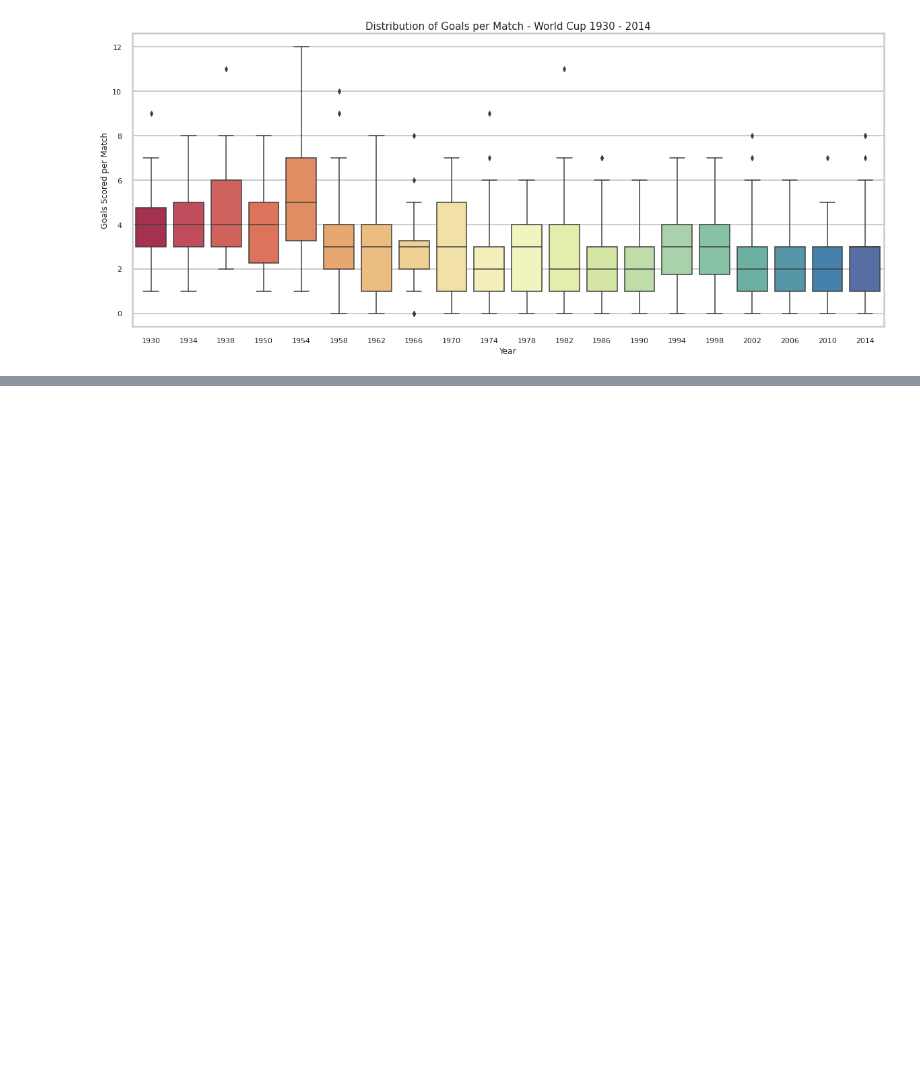
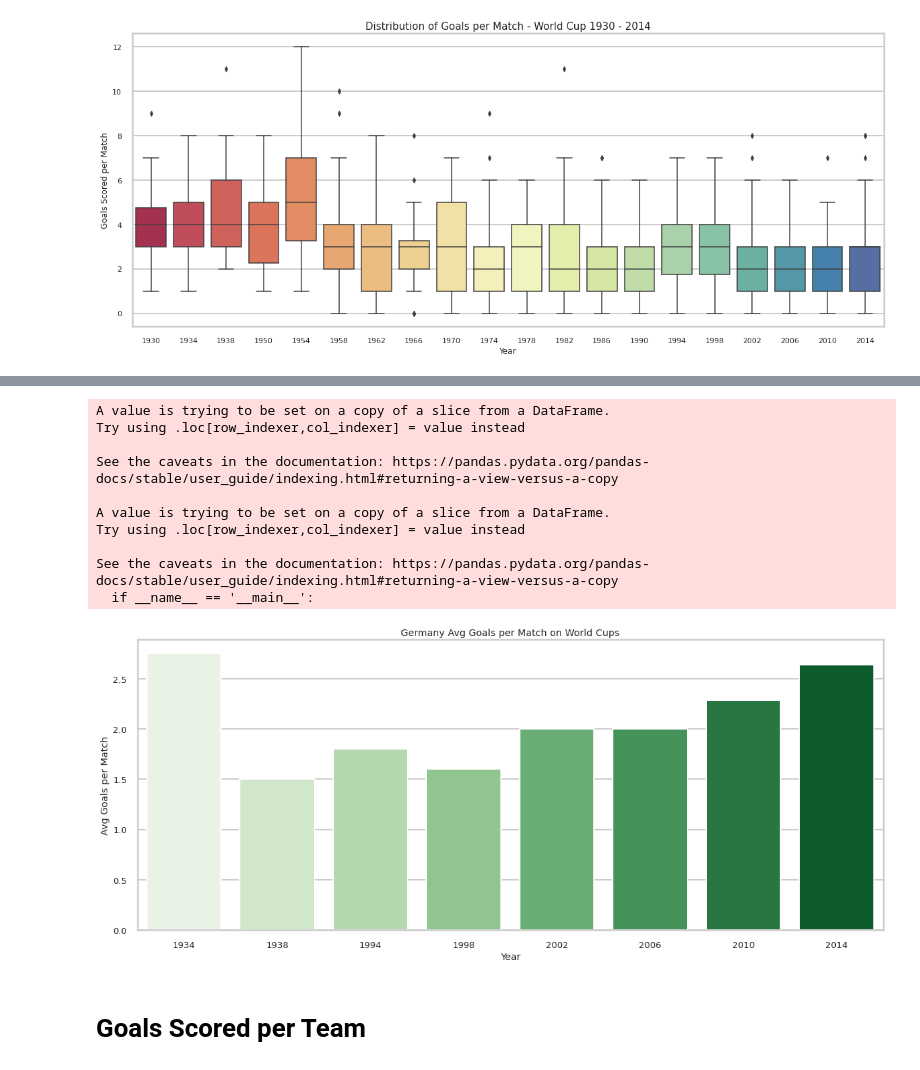
Before and after one commit to princeKike27/Fifa-World-Cup, a Jupyter notebook: FIFA_World_Cup.ipynb, the cells around one changed output, grey strips where cells are left out. Saved outputs shown, nothing was run; the diff lists cells and outputs as text; code cells hidden in the pictures; blank space fills up the shorter version.

```diff
--- a/FIFA_World_Cup.ipynb
+++ b/FIFA_World_Cup.ipynb
@@ -99,0 +137,53 @@ plt.show()
+# %%
+# function to store data from a country
+def country_info(country, dataset):
+  # store dataframe with information of the country as home team
+  df_country_home = dataset[dataset['Home Team Name'] == country]
+  # create column for the goals scored as home team
+  df_country_home['Country Goals'] = df_country_home['Home Team Goals']
+  # store information with country as away team
+  df_country_away = dataset[dataset['Away Team Name'] == country]
+  df_country_away['Country Goals'] = df_country_away['Away Team Goals']
+
+  # merge dataframes on top of each other
+  df_country = pd.concat([df_country_home, df_country_away], axis=0).reset_index()
+  df_country['Year'] = df_country['Year'].astype(int)
+
+  return df_country
+# %%
+# function to plot avg number of goals a team scored in a match per World Cup participation
+def avg_goals_scored(country_info):
+
+  country_name = country_info.loc[0, 'Home Team Name']
+
+  # plot graph
+  plt.figure(figsize=(20,8))
+  ax = plt.subplot()
+
+  # set display size
+  sns.set_style('whitegrid')
+  sns.set_context('poster', font_scale=0.6)
+
+  sns.barplot(data=country_info, x='Year', y='Country Goals', palette='Greens', ci=None)
+
+  plt.ylabel('Avg Goals per Match')
+  plt.title('{} Avg Goals per Match on World Cups'.format(country_name))
+  plt.show()
+# %%
+# function test
+test_country = country_info('Germany', df_matches)
+test_avg_goals_scored = avg_goals_scored(test_country)
+# %% [output]
+A value is trying to be set on a copy of a slice from a DataFrame.
+Try using .loc[row_indexer,col_indexer] = value instead
+
+See the caveats in the documentation: https://pandas.pydata.org/pandas-docs/stable/user_guide/indexing.html#returning-a-view-versus-a-copy
+
+A value is trying to be set on a copy of a slice from a DataFrame.
+Try using .loc[row_indexer,col_indexer] = value instead
+
+See the caveats in the documentation: https://pandas.pydata.org/pandas-docs/stable/user_guide/indexing.html#returning-a-view-versus-a-copy
+  if __name__ == '__main__':
+[figure, added]
+# %% [markdown]
+# Goals Scored per Team
```
Also changed, not shown: parts of 9 cells of this notebook.
